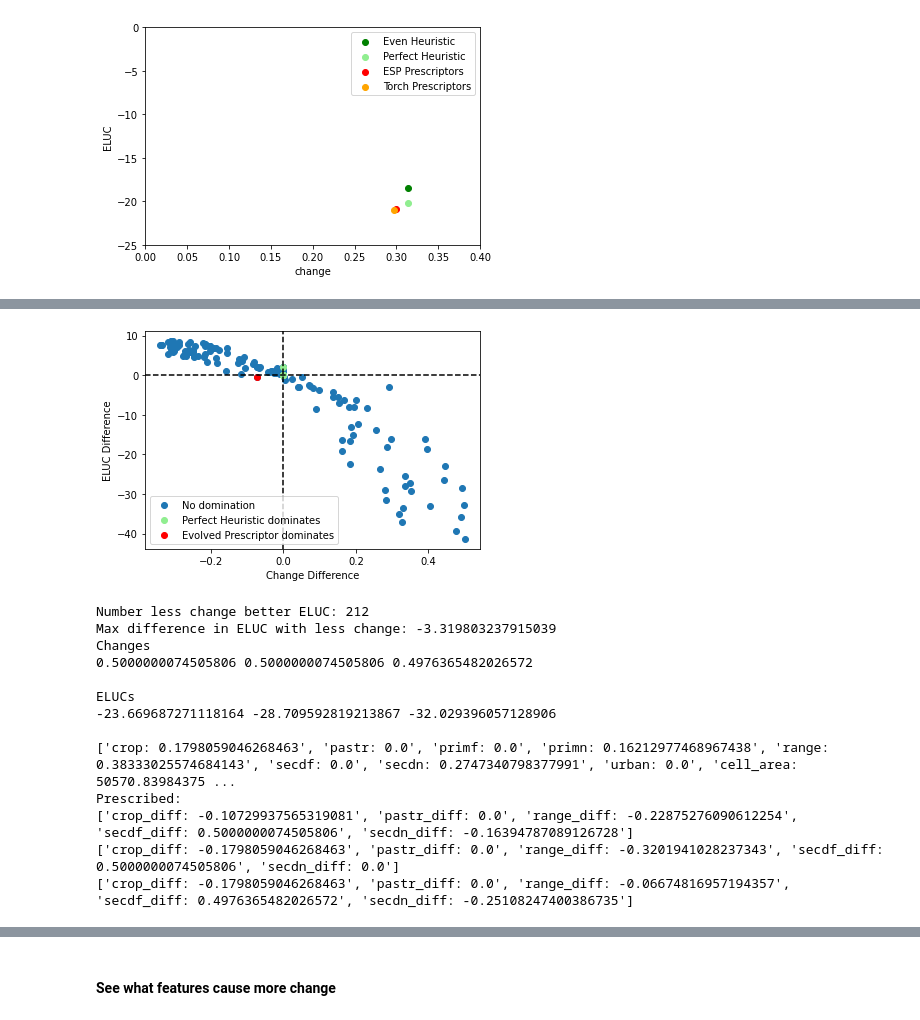
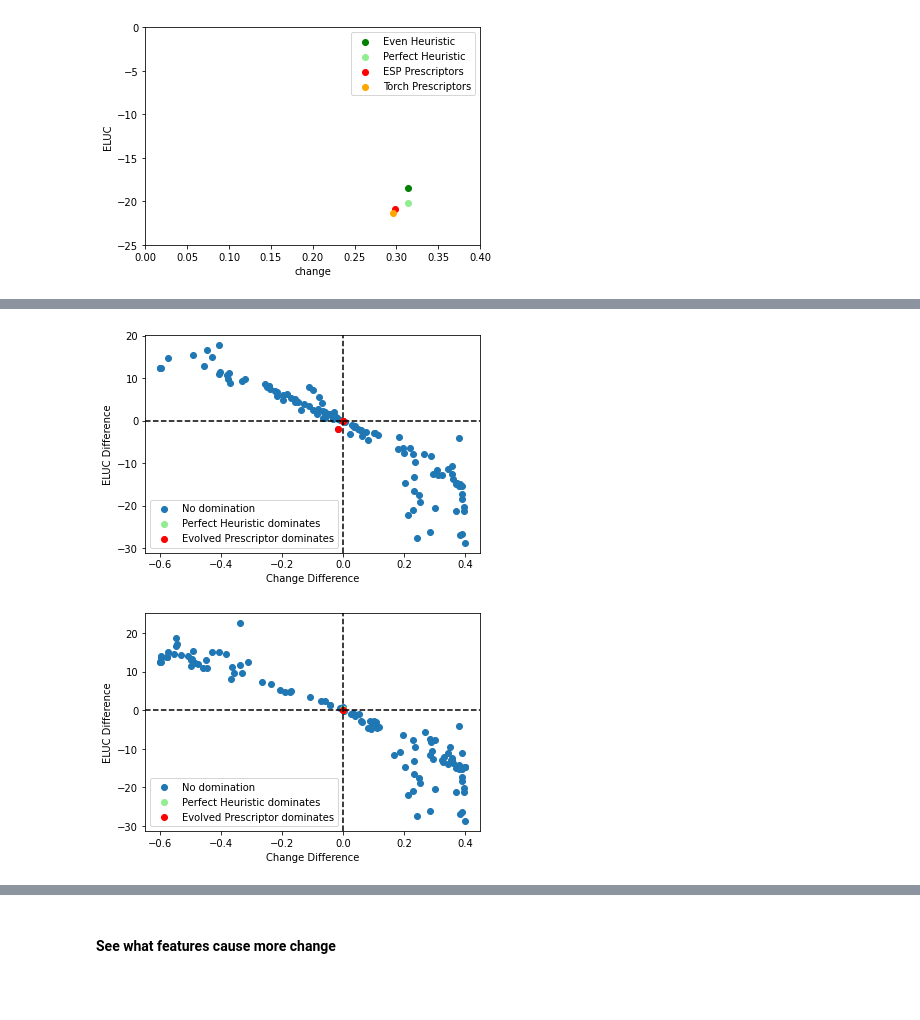
Before and after one commit to Project-Resilience/mvp, a Jupyter notebook: use_cases/eluc/experiments/prescriptor_experiments.ipynb, the cells around one changed output, grey strips where cells are left out. Cells and saved outputs as stored; diff of their text form; code cells hidden in the pictures; blank space fills up the shorter version.

Commit message:
Fixed indexing issue with computing change for unileaf prescriptor. Updated prescriptor experiments to work with new prescriptor abstract class

```diff
--- a/use_cases/eluc/experiments/prescriptor_experiments.ipynb
+++ b/use_cases/eluc/experiments/prescriptor_experiments.ipynb
@@ -610,53 +602,28 @@ plt.show()
+# %%
+esp_diff = create_diff_df(esp_sample, perfect_sample)
+torch_diff = create_diff_df(torch_sample, perfect_sample)
 # %%
-diff_df = pd.DataFrame()
-diff_df["change"] = trained_sample["change"] - perfect_sample["change"]
-diff_df["ELUC"] = trained_sample["ELUC"] - perfect_sample["ELUC"]
-dom = diff_df[(diff_df["change"] < 0) & (diff_df["ELUC"] < 0)]
-other_dom = diff_df[(diff_df["change"] > 0) & (diff_df["ELUC"] > 0)]
-plt.scatter(diff_df["change"], diff_df["ELUC"], label="No domination")
-plt.scatter(other_dom["change"], other_dom["ELUC"], color="lightgreen", label="Perfect Heuristic dominates")
-plt.scatter(dom["change"], dom["ELUC"], color="red", label="Evolved Prescriptor dominates")
-plt.axhline(0, color="black", linestyle="--")
-plt.axvline(0, color="black", linestyle="--")
-plt.xlabel("Change Difference")
-plt.ylabel("ELUC Difference")
-#plt.title("Change Diff vs. ELUC Diff Between Trained and Perfect (subsampled)")
-plt.legend()
-#plt.savefig("figures/prescdiffs.png", format="png", dpi=300)
-plt.show()
+def plot_diffs(diff_df, save_path=None):
+
+    dom = diff_df[(diff_df["change"] < 0) & (diff_df["ELUC"] < 0)]
+    other_dom = diff_df[(diff_df["change"] > 0) & (diff_df["ELUC"] > 0)]
+
+    plt.scatter(diff_df["change"], diff_df["ELUC"], label="No domination")
+    plt.scatter(other_dom["change"], other_dom["ELUC"], color="lightgreen", label="Perfect Heuristic dominates")
+    plt.scatter(dom["change"], dom["ELUC"], color="red", label="Evolved Prescriptor dominates")
+    plt.axhline(0, color="black", linestyle="--")
+    plt.axvline(0, color="black", linestyle="--")
+    plt.xlabel("Change Difference")
+    plt.ylabel("ELUC Difference")
+    #plt.title("Change Diff vs. ELUC Diff Between Trained and Perfect (subsampled)")
+    plt.legend()
+    if save_path:
+        plt.savefig(save_path, format="png", dpi=300)
+    plt.show()
-# %% [output]
-[figure, removed]
-# %%
-low_change_idx = change_diff[(change_diff < 0)].index
-low_change_eluc_diff = eluc_diff[low_change_idx]
-low_change_neg_eluc_diff = low_change_eluc_diff[low_change_eluc_diff < 0]
-print(f"Number less change better ELUC: {len(low_change_neg_eluc_diff)}")
-min_idx = low_change_neg_eluc_diff.sort_values().index[0]
-print(f"Max difference in ELUC with less change: {eluc_diff[min_idx]}")
-
-print("Changes")
-print(even_result.loc[min_idx]["change"], perfect_result.loc[min_idx]["change"], trained_result.loc[min_idx]["change"])
-print()
-print("ELUCs")
-print(even_result.loc[min_idx]["ELUC"], perfect_result.loc[min_idx]["ELUC"], trained_result.loc[min_idx]["ELUC"])
-print()
-print([f"{col}: {even_result.loc[min_idx][col]}" for col in constants.CAO_MAPPING["context"]])
-print("Prescribed:")
-print([f"{col}: {even_result.loc[min_idx][col]}" for col in constants.DIFF_RECO_COLS])
-print([f"{col}: {perfect_result.loc[min_idx][col]}" for col in constants.DIFF_RECO_COLS])
-print([f"{col}: {trained_result.loc[min_idx][col]}" for col in constants.DIFF_RECO_COLS])
-# %% [output]
-Number less change better ELUC: 212
-Max difference in ELUC with less change: -3.319803237915039
-Changes
-0.5000000074505806 0.5000000074505806 0.4976365482026572
-
-ELUCs
--23.669687271118164 -28.709592819213867 -32.029396057128906
-
-['crop: 0.1798059046268463', 'pastr: 0.0', 'primf: 0.0', 'primn: 0.16212977468967438', 'range: 0.38333025574684143', 'secdf: 0.0', 'secdn: 0.2747340798377991', 'urban: 0.0', 'cell_area: 50570.83984375 ...
-Prescribed:
-['crop_diff: -0.10729937565319081', 'pastr_diff: 0.0', 'range_diff: -0.22875276090612254', 'secdf_diff: 0.5000000074505806', 'secdn_diff: -0.16394787089126728']
-['crop_diff: -0.1798059046268463', 'pastr_diff: 0.0', 'range_diff: -0.3201941028237343', 'secdf_diff: 0.5000000074505806', 'secdn_diff: 0.0']
-['crop_diff: -0.1798059046268463', 'pastr_diff: 0.0', 'range_diff: -0.06674816957194357', 'secdf_diff: 0.4976365482026572', 'secdn_diff: -0.25108247400386735']
+# %%
+plot_diffs(esp_diff)
+plot_diffs(torch_diff)
+# %% [output]
+[figure, added]
+[figure, added]
 # %%
```
Also changed, not shown: parts of 17 cells of this notebook, 1 other file.
